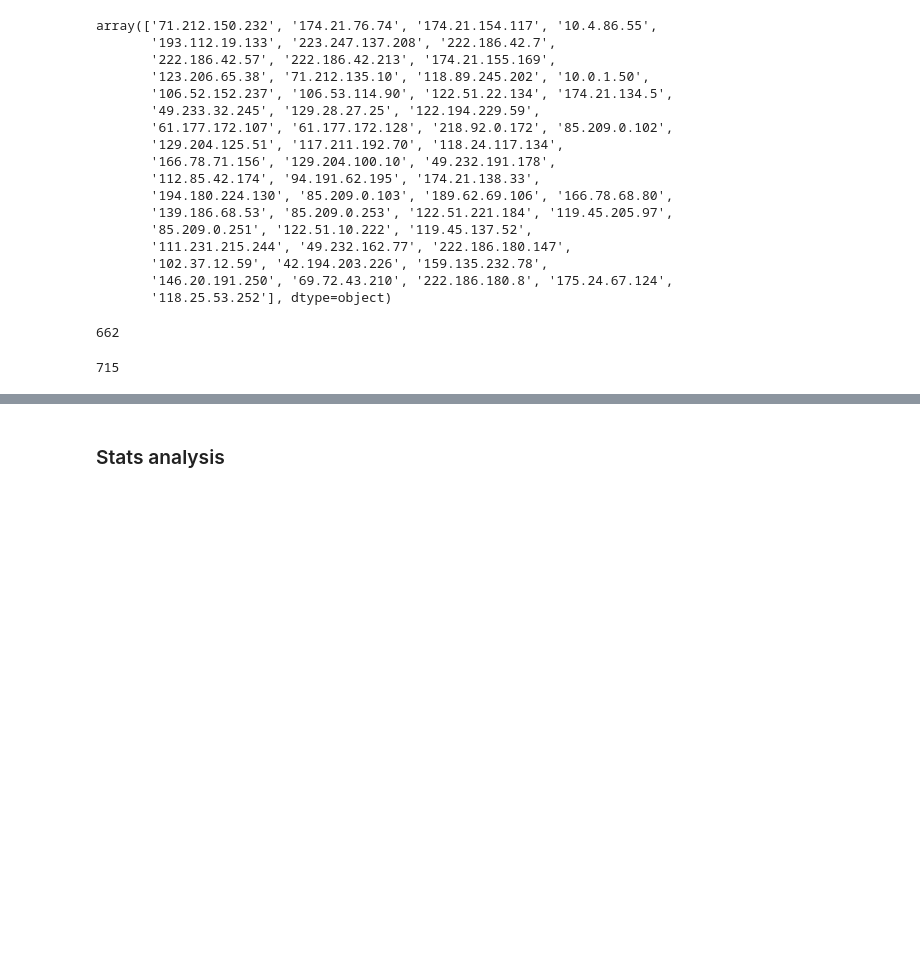
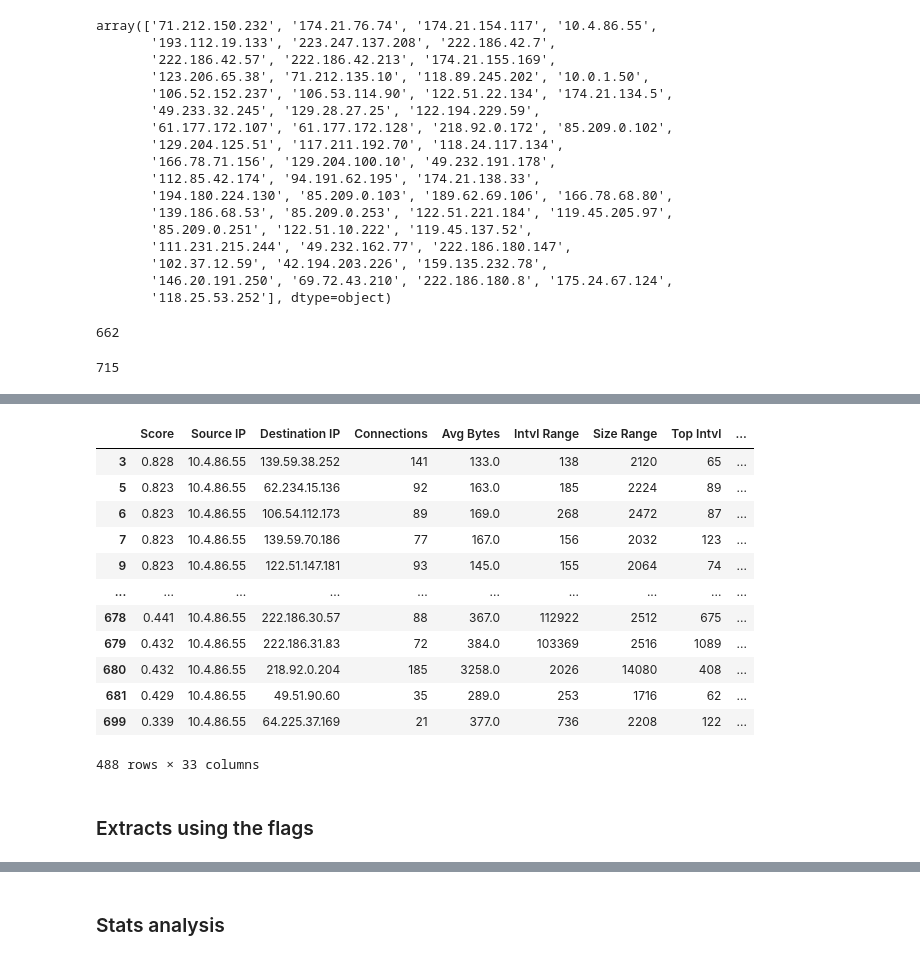
Before and after one commit to jsutch/RITA_Scripts, a Jupyter notebook: Zeek and RITA Analysis - Summary View - Scrubbed.ipynb, the cells around one changed output, grey strips where cells are left out. Cells and saved outputs as stored; diff of their text form; code cells hidden in the pictures; blank space fills up the shorter version.

```diff
--- a/Zeek and RITA Analysis - Summary View - Scrubbed.ipynb
+++ b/Zeek and RITA Analysis - Summary View - Scrubbed.ipynb
@@ -236,0 +534,19 @@ array(['rfc1918', '14061', '28573', '45090', '7713', '58224', '131367',
+# %%
+# connections flagged by fail2ban with no DNS entry
+df[(~df['dst_dns'])&(df['fail2ban'])]
+# %% [output]
+|  | Score | Source IP | Destination IP | Connections | Avg Bytes | Intvl Range | Size Range | Top Intvl | ... |
+| 3 | 0.828 | 10.4.86.55 | 139.59.38.252 | 141 | 133.0 | 138 | 2120 | 65 | ... |
+| 5 | 0.823 | 10.4.86.55 | 62.234.15.136 | 92 | 163.0 | 185 | 2224 | 89 | ... |
+| 6 | 0.823 | 10.4.86.55 | 106.54.112.173 | 89 | 169.0 | 268 | 2472 | 87 | ... |
+| 7 | 0.823 | 10.4.86.55 | 139.59.70.186 | 77 | 167.0 | 156 | 2032 | 123 | ... |
+| 9 | 0.823 | 10.4.86.55 | 122.51.147.181 | 93 | 145.0 | 155 | 2064 | 74 | ... |
+| ... | ... | ... | ... | ... | ... | ... | ... | ... | ... |
+| 678 | 0.441 | 10.4.86.55 | 222.186.30.57 | 88 | 367.0 | 112922 | 2512 | 675 | ... |
+| 679 | 0.432 | 10.4.86.55 | 222.186.31.83 | 72 | 384.0 | 103369 | 2516 | 1089 | ... |
+| 680 | 0.432 | 10.4.86.55 | 218.92.0.204 | 185 | 3258.0 | 2026 | 14080 | 408 | ... |
+| 681 | 0.429 | 10.4.86.55 | 49.51.90.60 | 35 | 289.0 | 253 | 1716 | 62 | ... |
+| 699 | 0.339 | 10.4.86.55 | 64.225.37.169 | 21 | 377.0 | 736 | 2208 | 122 | ... |
+488 rows × 33 columns
+# %% [markdown]
+### Extracts using the flags
```
Also changed, not shown: parts of 87 cells of this notebook, 1 other file.
